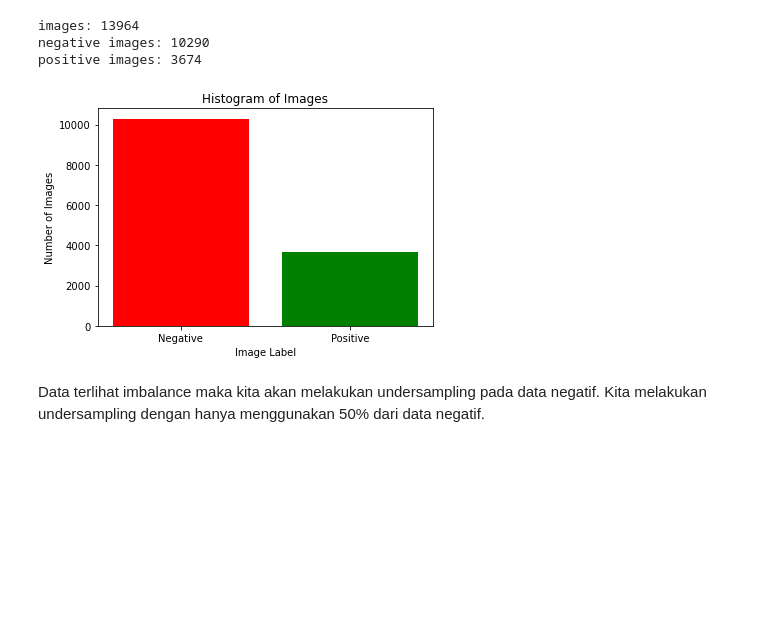
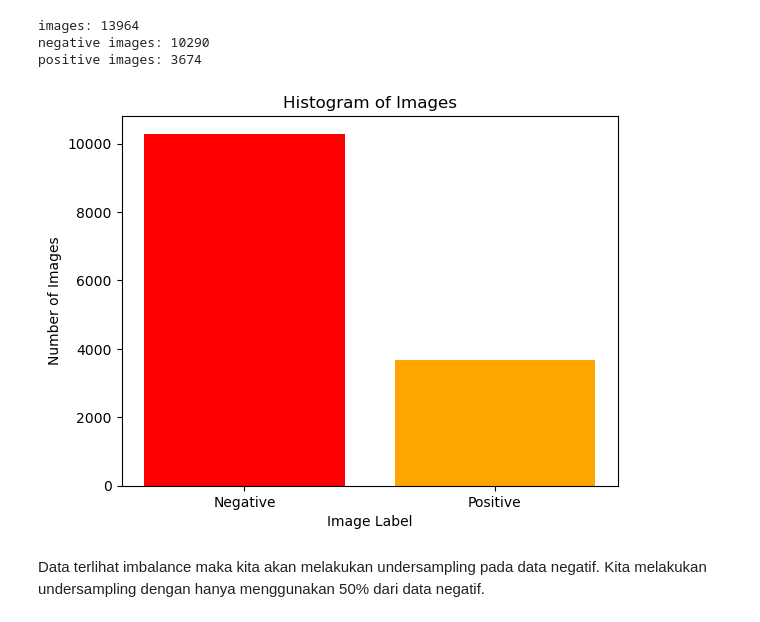
Before and after one commit to jon-mun/cnn-covid-19-detection, a Jupyter notebook: tugas2.ipynb, the cells around one changed output. Cells and saved outputs as stored; diff of their text form; code cells hidden in the pictures; blank space fills up the shorter version.

```diff
--- a/tugas2.ipynb
+++ b/tugas2.ipynb
@@ -75,18 +77,17 @@ images: 13964
 negative images: 10290
 positive images: 3674
 # %%
-
 images = 13964
 negative_images = 10290
 positive_images = 3674
 
-plt.bar(['Negative', 'Positive'], [negative_images, positive_images], color=['red', 'green'])
+plt.bar(['Negative', 'Positive'], [negative_images, positive_images], color=['red', 'orange'])
 plt.title('Histogram of Images')
 plt.xlabel('Image Label')
 plt.ylabel('Number of Images')
 plt.show()
 # %% [output]
-[figure, old version]
+[figure, new version]
 # %% [markdown]
 Data terlihat imbalance maka kita akan melakukan undersampling pada data negatif. Kita melakukan undersampling dengan hanya menggunakan 50% dari data negatif.
 # %%
```
Also changed, not shown: parts of 7 cells of this notebook, 10 other files.
